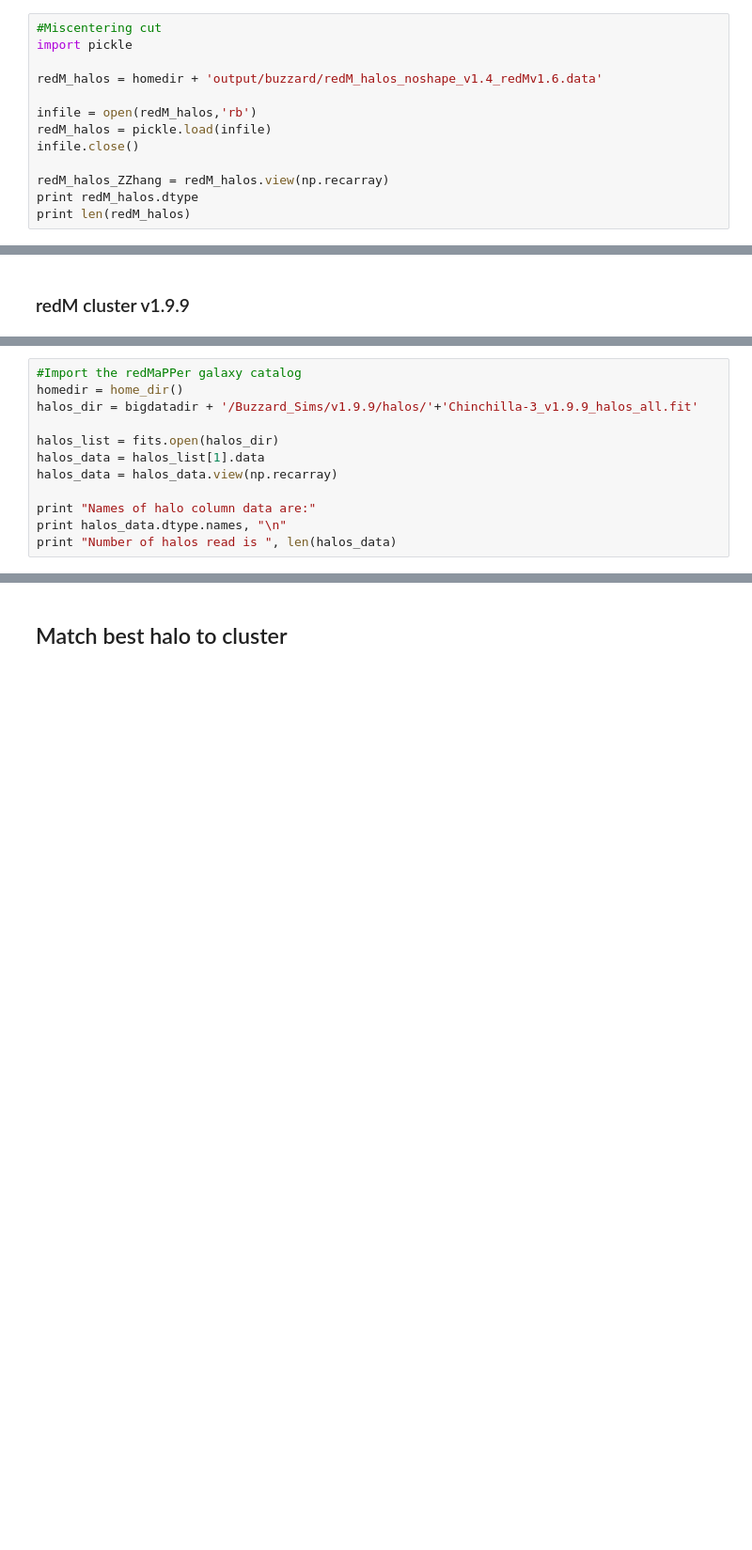
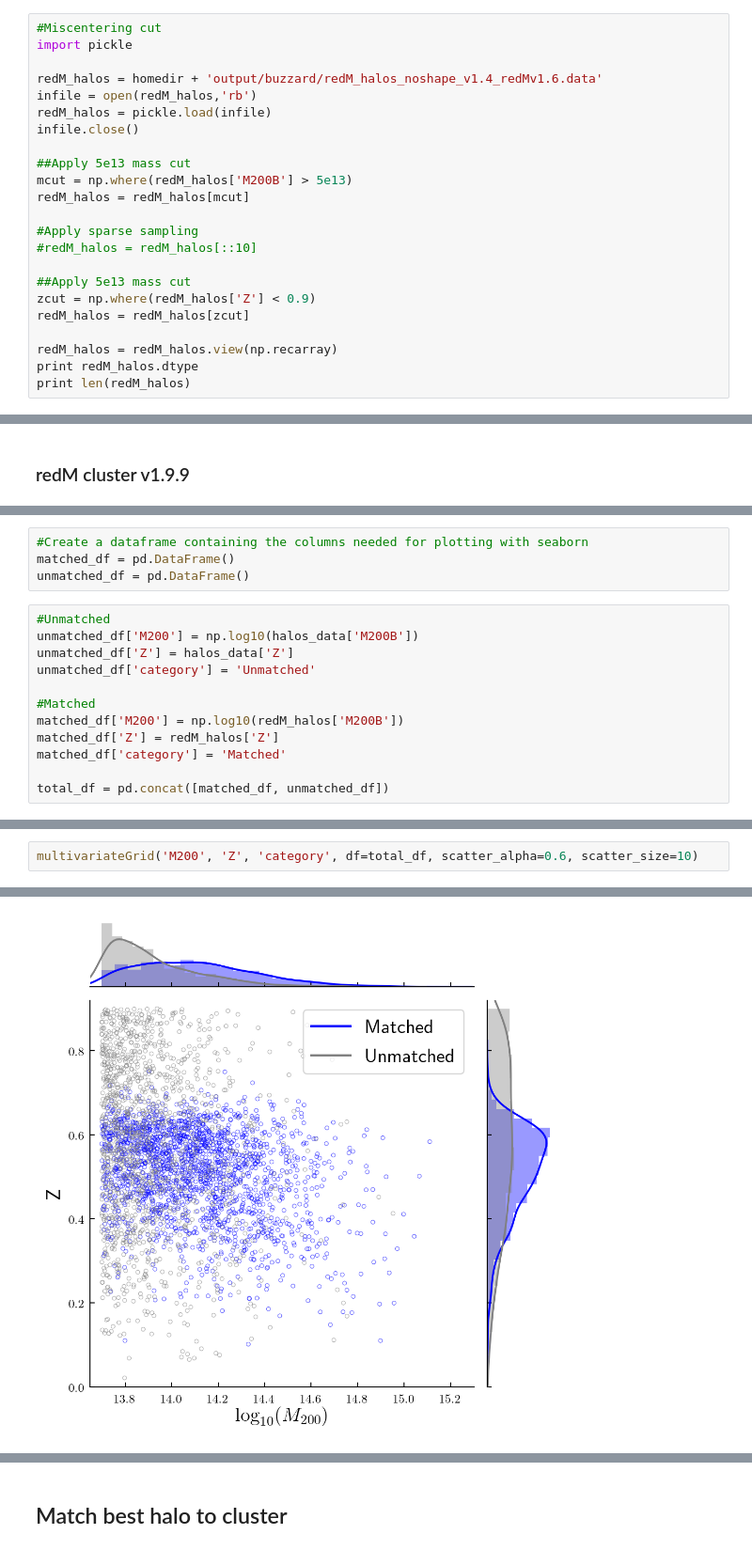
Before and after one commit to zzbenjamin94/des_y1_triaxiality, a Jupyter notebook: repo/halo_cluster_matching/matched_clusters_plot.ipynb, the cells around one changed output, grey strips where cells are left out. Shown at 94% size. Drawn from its saved outputs; the diff is of its cells as text; blank space fills up the shorter version.

```diff
--- a/repo/halo_cluster_matching/matched_clusters_plot.ipynb
+++ b/repo/halo_cluster_matching/matched_clusters_plot.ipynb
@@ -33,12 +112,22 @@ import os
 import pickle
 
 redM_halos = homedir + 'output/buzzard/redM_halos_noshape_v1.4_redMv1.6.data'
-
 infile = open(redM_halos,'rb')
 redM_halos = pickle.load(infile)
 infile.close()
 
-redM_halos_ZZhang = redM_halos.view(np.recarray)
+##Apply 5e13 mass cut
+mcut = np.where(redM_halos['M200B'] > 5e13)
+redM_halos = redM_halos[mcut]
+
+#Apply sparse sampling
+#redM_halos = redM_halos[::10]
+
+##Apply 5e13 mass cut
+zcut = np.where(redM_halos['Z'] < 0.9)
+redM_halos = redM_halos[zcut]
+
+redM_halos = redM_halos.view(np.recarray)
 print redM_halos.dtype
 print len(redM_halos)
 # %% [output]
@@ -85,12 +163,0 @@ Number of redM read is  2849
-# %%
-#Import the redMaPPer galaxy catalog
-homedir = home_dir()
-halos_dir = bigdatadir + '/Buzzard_Sims/v1.9.9/halos/'+'Chinchilla-3_v1.9.9_halos_all.fit'
-
-halos_list = fits.open(halos_dir)
-halos_data = halos_list[1].data
-halos_data = halos_data.view(np.recarray)
-
-print "Names of halo column data are:"
-print halos_data.dtype.names, "\n"
-print "Number of halos read is ", len(halos_data)
@@ -101,0 +181,16 @@ Number of halos read is  14946507
+# %%
+#Create a dataframe containing the columns needed for plotting with seaborn
+matched_df = pd.DataFrame()
+unmatched_df = pd.DataFrame()
+# %%
+#Unmatched
+unmatched_df['M200'] = np.log10(halos_data['M200B'])
+unmatched_df['Z'] = halos_data['Z']
+unmatched_df['category'] = 'Unmatched'
+
+#Matched
+matched_df['M200'] = np.log10(redM_halos['M200B'])
+matched_df['Z'] = redM_halos['Z']
+matched_df['category'] = 'Matched'
+
+total_df = pd.concat([matched_df, unmatched_df])
@@ -101,0 +280,3 @@ Number of halos read is  14946507
+# %%
+multivariateGrid('M200', 'Z', 'category', df=total_df, scatter_alpha=0.6, scatter_size=10)
+# %% [output]
@@ -101,0 +284 @@ Number of halos read is  14946507
+[figure, added]
```
Also changed, not shown: parts of 21 cells of this notebook, 20 other files.
